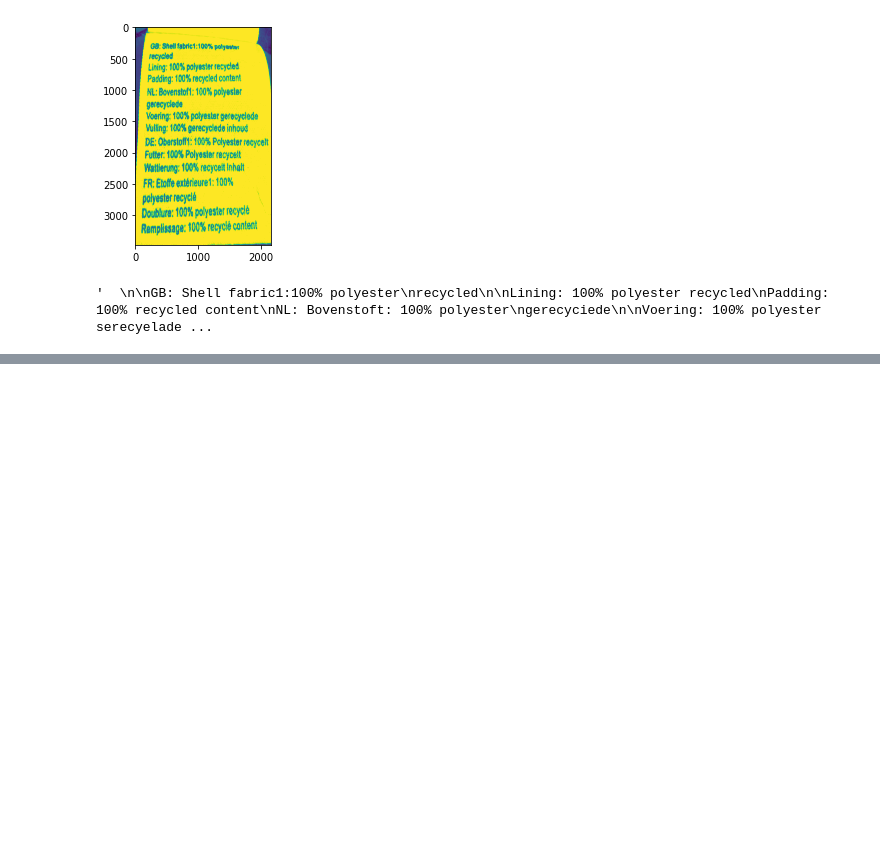
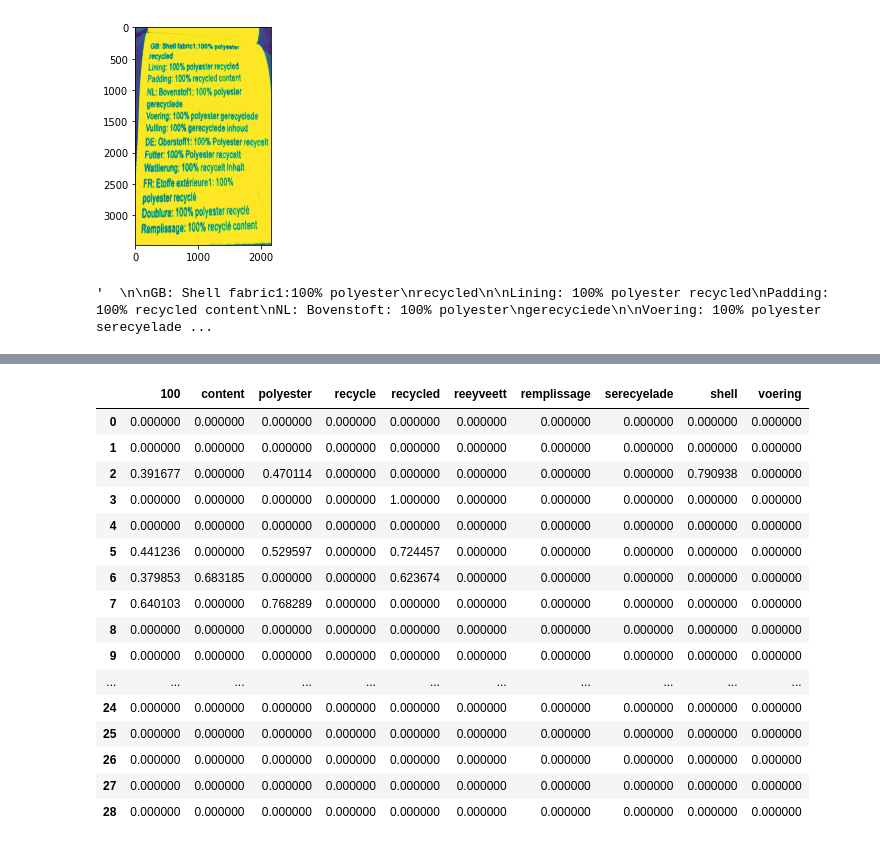
Before and after one commit to lunadabinovic/eco_fashion_project, a Jupyter notebook: notebooks/image_test_sample_2.ipynb, the cells around one changed output, grey strips where cells are left out. Cells and saved outputs as stored; diff of their text form; code cells hidden in the pictures; blank space fills up the shorter version.

```diff
--- a/notebooks/image_test_sample_2.ipynb
+++ b/notebooks/image_test_sample_2.ipynb
@@ -106,0 +214,26 @@ None
+# %%
+from sklearn.feature_extraction.text import TfidfVectorizer
+
+tf_idf_vectorizer = TfidfVectorizer(max_features = 10)
+
+X = tf_idf_vectorizer.fit_transform(ocr_splitted)
+tf_idf_vect = pd.DataFrame(X.toarray(),columns = tf_idf_vectorizer.get_feature_names())
+tf_idf_vect
+# %% [output]
+|  | 100 | content | polyester | recycle | recycled | reeyveett | remplissage | serecyelade | shell | voering |
+| 0 | 0.000000 | 0.000000 | 0.000000 | 0.000000 | 0.000000 | 0.000000 | 0.000000 | 0.000000 | 0.000000 | 0.000000 |
+| 1 | 0.000000 | 0.000000 | 0.000000 | 0.000000 | 0.000000 | 0.000000 | 0.000000 | 0.000000 | 0.000000 | 0.000000 |
+| 2 | 0.391677 | 0.000000 | 0.470114 | 0.000000 | 0.000000 | 0.000000 | 0.000000 | 0.000000 | 0.790938 | 0.000000 |
+| 3 | 0.000000 | 0.000000 | 0.000000 | 0.000000 | 1.000000 | 0.000000 | 0.000000 | 0.000000 | 0.000000 | 0.000000 |
+| 4 | 0.000000 | 0.000000 | 0.000000 | 0.000000 | 0.000000 | 0.000000 | 0.000000 | 0.000000 | 0.000000 | 0.000000 |
+| 5 | 0.441236 | 0.000000 | 0.529597 | 0.000000 | 0.724457 | 0.000000 | 0.000000 | 0.000000 | 0.000000 | 0.000000 |
+| 6 | 0.379853 | 0.683185 | 0.000000 | 0.000000 | 0.623674 | 0.000000 | 0.000000 | 0.000000 | 0.000000 | 0.000000 |
+| 7 | 0.640103 | 0.000000 | 0.768289 | 0.000000 | 0.000000 | 0.000000 | 0.000000 | 0.000000 | 0.000000 | 0.000000 |
+| 8 | 0.000000 | 0.000000 | 0.000000 | 0.000000 | 0.000000 | 0.000000 | 0.000000 | 0.000000 | 0.000000 | 0.000000 |
+| 9 | 0.000000 | 0.000000 | 0.000000 | 0.000000 | 0.000000 | 0.000000 | 0.000000 | 0.000000 | 0.000000 | 0.000000 |
+| ... | ... | ... | ... | ... | ... | ... | ... | ... | ... | ... |
+| 24 | 0.000000 | 0.000000 | 0.000000 | 0.000000 | 0.000000 | 0.000000 | 0.000000 | 0.000000 | 0.000000 | 0.000000 |
+| 25 | 0.000000 | 0.000000 | 0.000000 | 0.000000 | 0.000000 | 0.000000 | 0.000000 | 0.000000 | 0.000000 | 0.000000 |
+| 26 | 0.000000 | 0.000000 | 0.000000 | 0.000000 | 0.000000 | 0.000000 | 0.000000 | 0.000000 | 0.000000 | 0.000000 |
+| 27 | 0.000000 | 0.000000 | 0.000000 | 0.000000 | 0.000000 | 0.000000 | 0.000000 | 0.000000 | 0.000000 | 0.000000 |
+| 28 | 0.000000 | 0.000000 | 0.000000 | 0.000000 | 0.000000 | 0.000000 | 0.000000 | 0.000000 | 0.000000 | 0.000000 |
```
Also changed, not shown: parts of 26 cells of this notebook.
